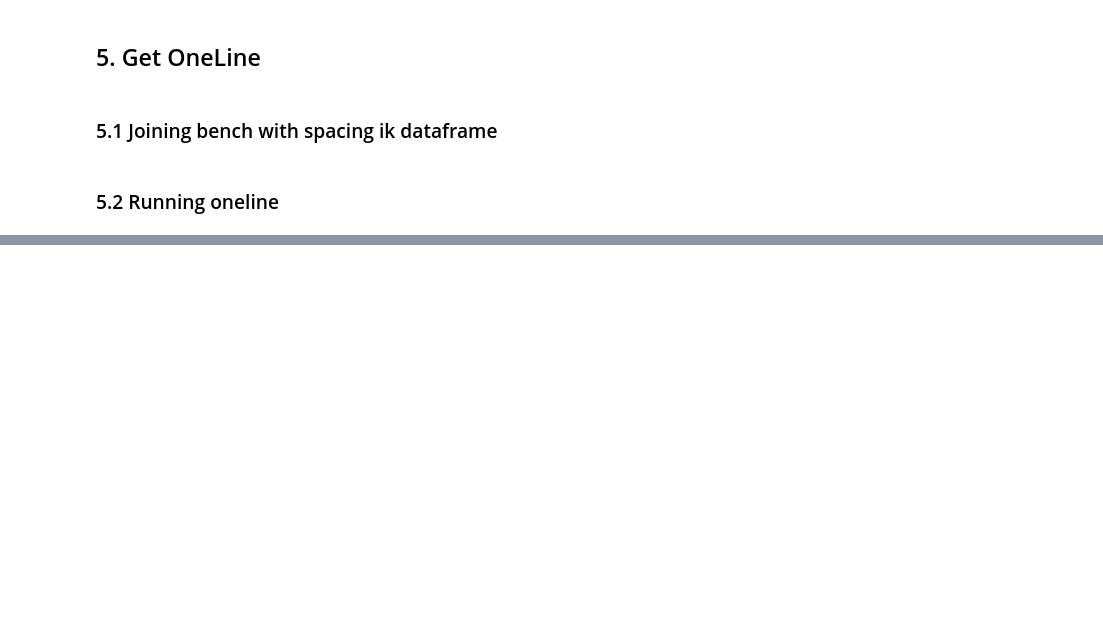
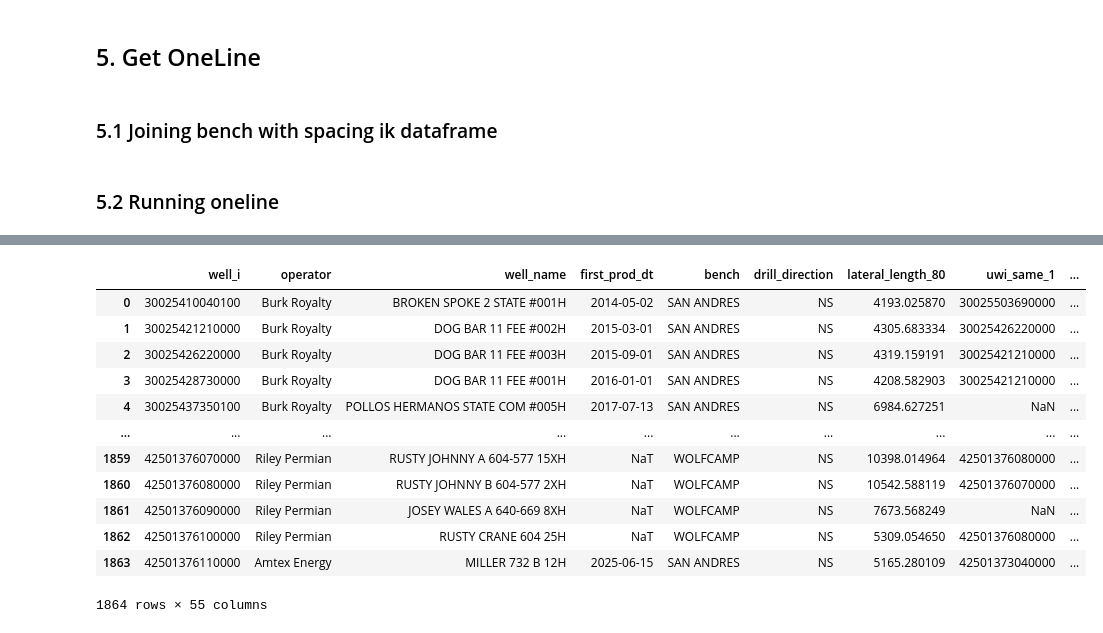
Before and after one commit to apoorvasaxena03/well-spacing-analyzer, a Jupyter notebook: notebooks/RingEnergy/well_header.ipynb, the cells around one changed output, grey strips where cells are left out. Saved outputs shown, nothing was run; the diff lists cells and outputs as text; code cells hidden in the pictures; blank space fills up the shorter version.

Commit message:
Created SpacingNeighborEnricher() class

```diff
--- a/notebooks/RingEnergy/well_header.ipynb
+++ b/notebooks/RingEnergy/well_header.ipynb
@@ -261,0 +509,10 @@ debug_pair_spacing(
+# %%
+# Initialize the enricher
+enricher = SpacingNeighborEnricher(
+    header=df_header_filter,
+    spacing=df_spacing_ik_bench[df_spacing_ik_bench["reject_reason"]==""],
+    neighbors=res_ew
+)
+
+# Build the enriched DataFrame
+df_enriched = enricher.build()
@@ -261,0 +535,16 @@ debug_pair_spacing(
+# %%
+df_enriched
+# %% [output]
+|  | well_i | operator | well_name | first_prod_dt | bench | drill_direction | lateral_length_80 | uwi_same_1 | ... |
+| 0 | 30025410040100 | Burk Royalty | BROKEN SPOKE 2 STATE #001H | 2014-05-02 | SAN ANDRES | NS | 4193.025870 | 30025503690000 | ... |
+| 1 | 30025421210000 | Burk Royalty | DOG BAR 11 FEE #002H | 2015-03-01 | SAN ANDRES | NS | 4305.683334 | 30025426220000 | ... |
+| 2 | 30025426220000 | Burk Royalty | DOG BAR 11 FEE #003H | 2015-09-01 | SAN ANDRES | NS | 4319.159191 | 30025421210000 | ... |
+| 3 | 30025428730000 | Burk Royalty | DOG BAR 11 FEE #001H | 2016-01-01 | SAN ANDRES | NS | 4208.582903 | 30025421210000 | ... |
+| 4 | 30025437350100 | Burk Royalty | POLLOS HERMANOS STATE COM #005H | 2017-07-13 | SAN ANDRES | NS | 6984.627251 | NaN | ... |
+| ... | ... | ... | ... | ... | ... | ... | ... | ... | ... |
+| 1859 | 42501376070000 | Riley Permian | RUSTY JOHNNY A 604-577 15XH | NaT | WOLFCAMP | NS | 10398.014964 | 42501376080000 | ... |
+| 1860 | 42501376080000 | Riley Permian | RUSTY JOHNNY B 604-577 2XH | NaT | WOLFCAMP | NS | 10542.588119 | 42501376070000 | ... |
+| 1861 | 42501376090000 | Riley Permian | JOSEY WALES A 640-669 8XH | NaT | WOLFCAMP | NS | 7673.568249 | NaN | ... |
+| 1862 | 42501376100000 | Riley Permian | RUSTY CRANE 604 25H | NaT | WOLFCAMP | NS | 5309.054650 | 42501376080000 | ... |
+| 1863 | 42501376110000 | Amtex Energy | MILLER 732 B 12H | 2025-06-15 | SAN ANDRES | NS | 5165.280109 | 42501373040000 | ... |
+1864 rows × 55 columns
```
Also changed, not shown: parts of 15 cells of this notebook.
